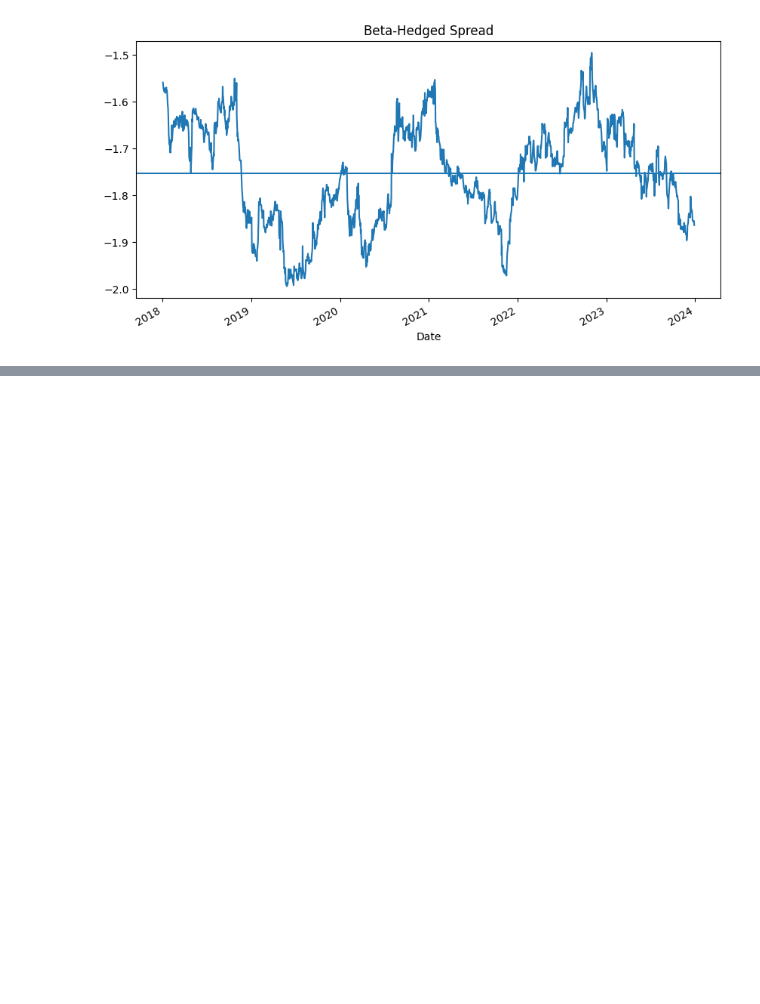
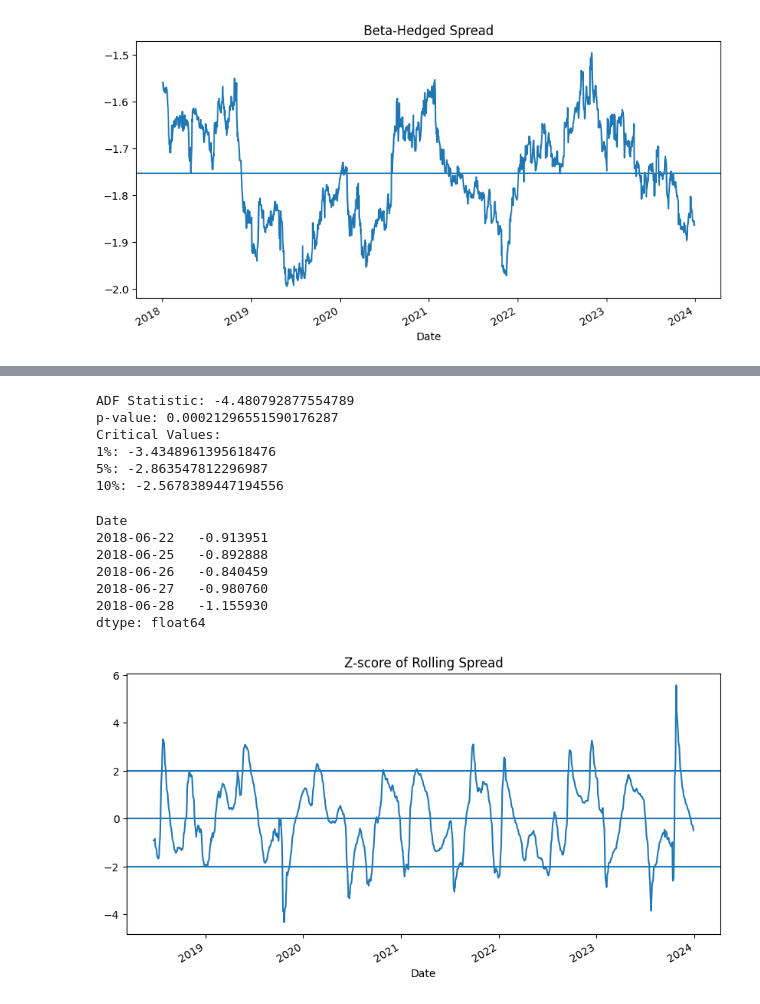
Before and after one commit to Shaur544/stat-arbitrage-pipeline, a Jupyter notebook: stat-arb-research-pipeline/notebooks/01_data_exploration.ipynb, the cells around one changed output, grey strips where cells are left out. Saved outputs shown, nothing was run; the diff lists cells and outputs as text; code cells hidden in the pictures; blank space fills up the shorter version.

```diff
--- a/stat-arb-research-pipeline/notebooks/01_data_exploration.ipynb
+++ b/stat-arb-research-pipeline/notebooks/01_data_exploration.ipynb
@@ -317,0 +347,46 @@ dtype: float64
+# %%
+
+
+from statsmodels.tsa.stattools import adfuller
+
+adf_result = adfuller(rolling_spread)
+
+print("ADF Statistic:", adf_result[0])
+print("p-value:", adf_result[1])
+print("Critical Values:")
+for k, v in adf_result[4].items():
+    print(f"{k}: {v}")
+# %% [output]
+ADF Statistic: -4.480792877554789
+p-value: 0.00021296551590176287
+Critical Values:
+1%: -3.4348961395618476
+5%: -2.863547812296987
+10%: -2.5678389447194556
+# %%
+
+
+window = 60
+
+rolling_mean = rolling_spread.rolling(window).mean()
+rolling_std = rolling_spread.rolling(window).std()
+
+zscore = (rolling_spread - rolling_mean) / rolling_std
+zscore = zscore.dropna()
+
+print(zscore.head())
+
+zscore.plot(figsize=(10, 5), title="Z-score of Rolling Spread")
+plt.axhline(0)
+plt.axhline(2)
+plt.axhline(-2)
+plt.show()
+# %% [output]
+Date
+2018-06-22   -0.913951
+2018-06-25   -0.892888
+2018-06-26   -0.840459
+2018-06-27   -0.980760
+2018-06-28   -1.155930
+dtype: float64
+[figure, added]
```
Also changed, not shown: parts of 17 cells of this notebook.
